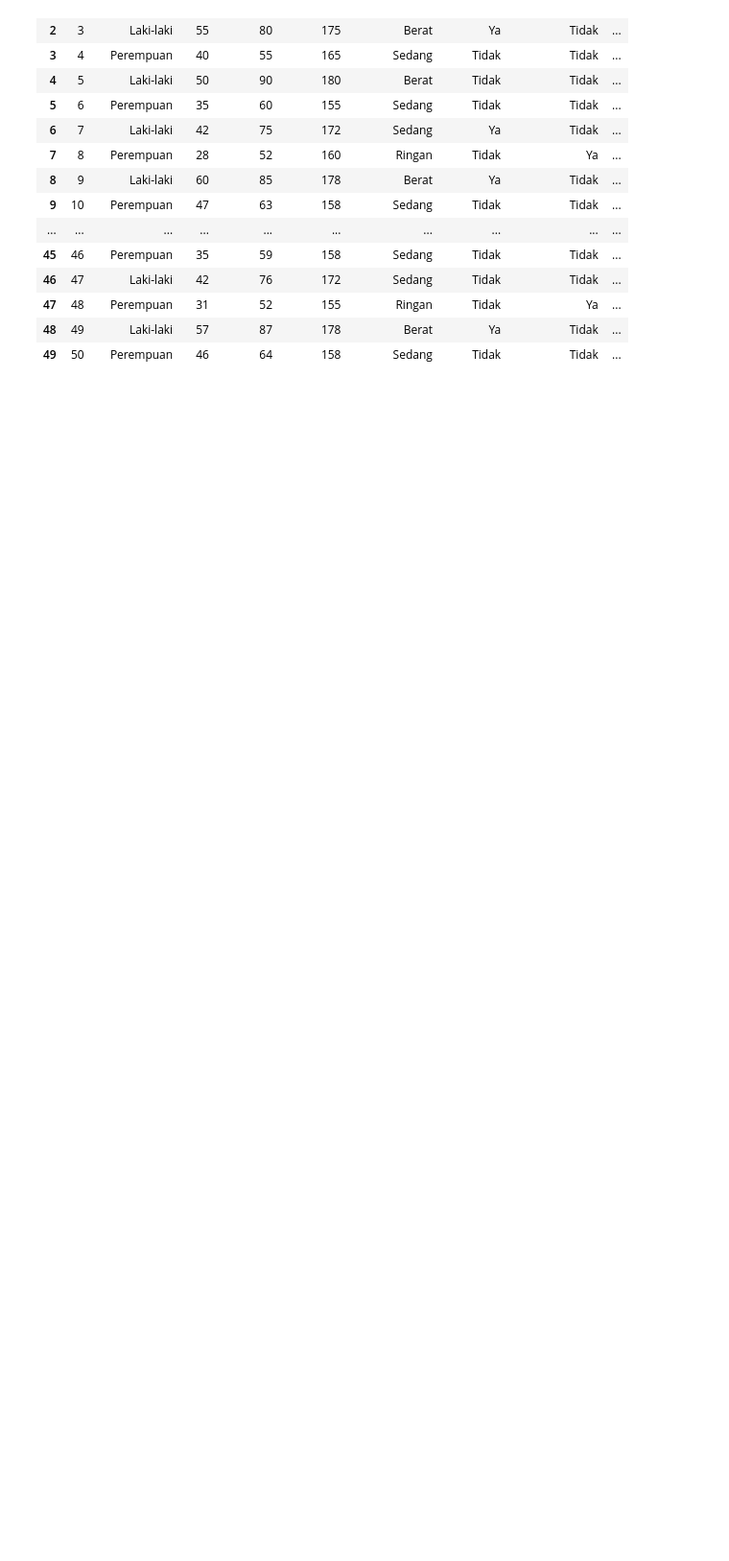
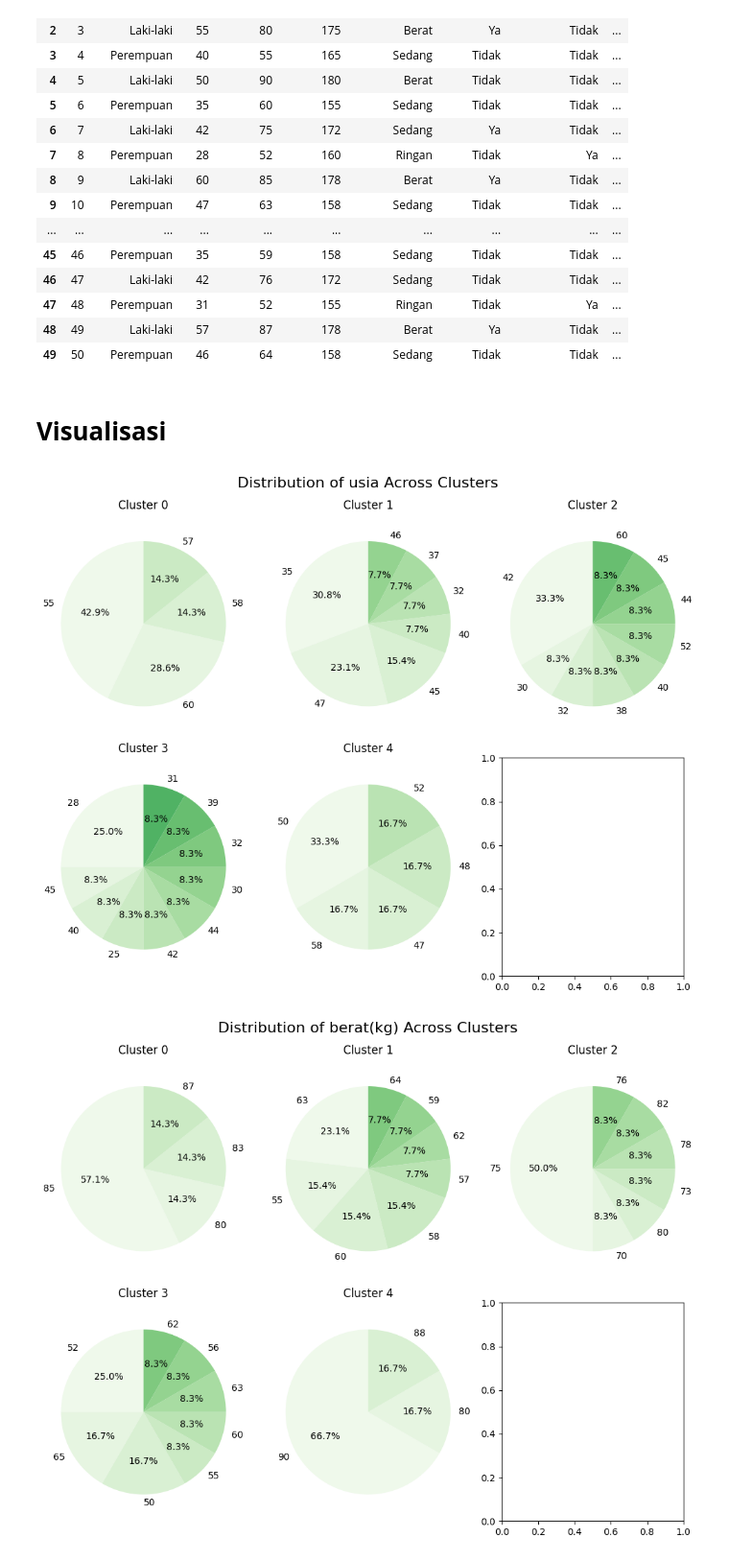
Before and after one commit to elisa11ramadanti/Capstone-Pilkamu, a Jupyter notebook: Capstone_Pilkamu.ipynb, the cells around one changed output. Shown at 96% size. Saved outputs shown, nothing was run; the diff lists cells and outputs as text; code cells hidden in the pictures; blank space fills up the shorter version.

```diff
--- a/Capstone_Pilkamu.ipynb
+++ b/Capstone_Pilkamu.ipynb
@@ -177,3 +353,0 @@ plt.show()
-# %%
-input_dim = X.shape[1]
-n_clusters = 4
@@ -248,0 +382,29 @@ df
+# %% [markdown]
+# **Visualisasi**
+# %%
+# import clustered df
+df = pd.read_csv('Clustered orang dan penyakit.csv')
+attribute_names = ['usia', 'berat(kg)', 'tinggi(cm)', 'jenis_aktivitas', 'kolesterol', 'asam_lambung', 'diabetes_tipe_1', 'diabetes_tipe_2', 'darah_tinggi', 'darah_rendah', 'usus_buntu']
+
+palette = sns.color_palette("Greens", n_colors=16)
+
+for attribute in attribute_names:
+    attribute_counts = []
+
+    for cluster_label in range(n_clusters):
+        attribute_value_counts = df.loc[df['Kelompok'] == cluster_label, attribute].value_counts()
+        attribute_counts.append(attribute_value_counts)
+
+    fig, axs = plt.subplots(2, 3, figsize=(10, 8))
+    fig.suptitle(f'Distribution of {attribute} Across Clusters', fontsize=16)
+
+    for cluster_label, attribute_count, ax in zip(range(n_clusters), attribute_counts, axs.flat[:-1]):
+        ax.pie(attribute_count, labels=attribute_count.index, autopct='%1.1f%%', startangle=90, colors=palette)
+        ax.axis('equal')
+        ax.set_title(f'Cluster {cluster_label}')
+
+    plt.tight_layout()
+    plt.show()
+# %% [output]
+[figure, added]
+[figure, added]
```
Also changed, not shown: parts of 95 cells of this notebook.
